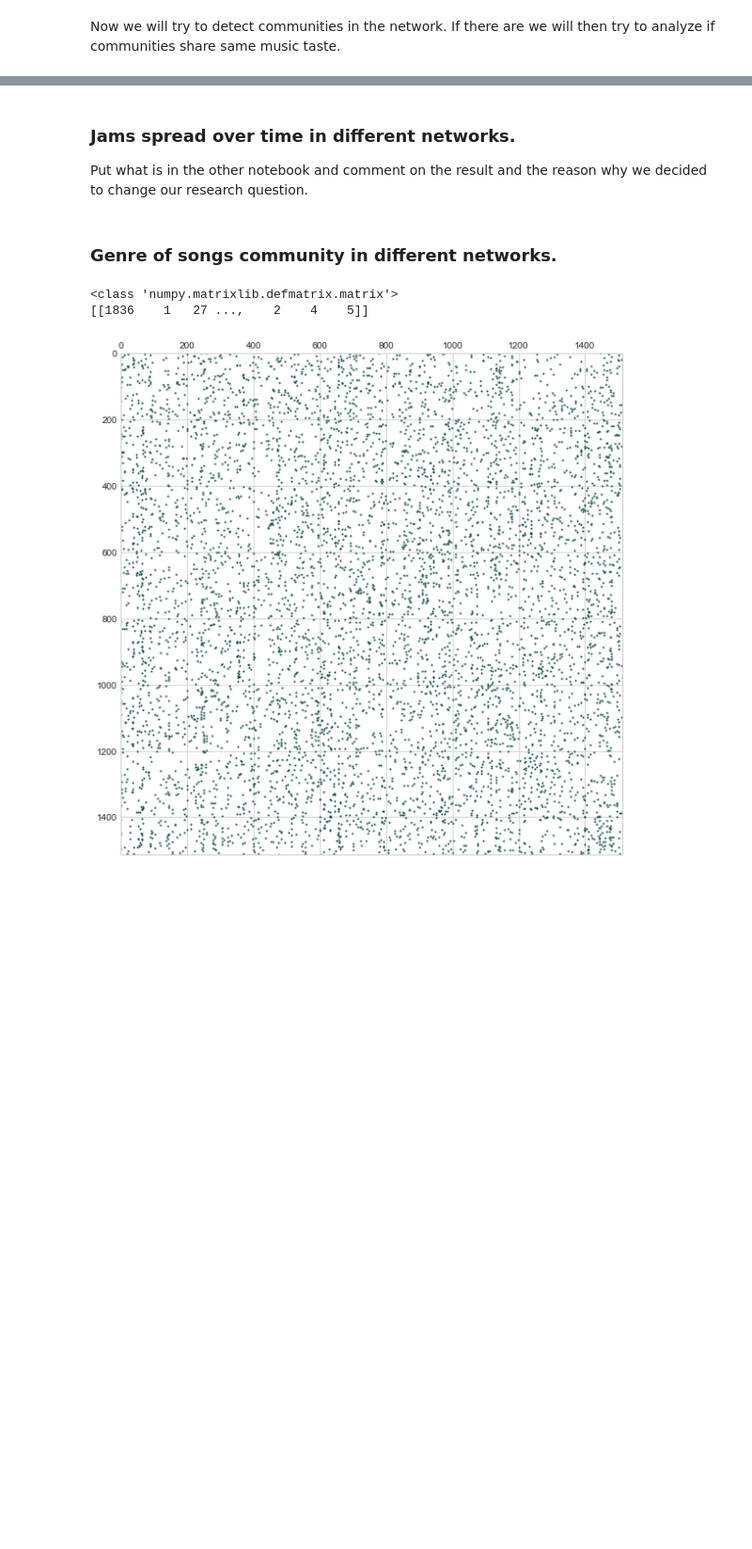
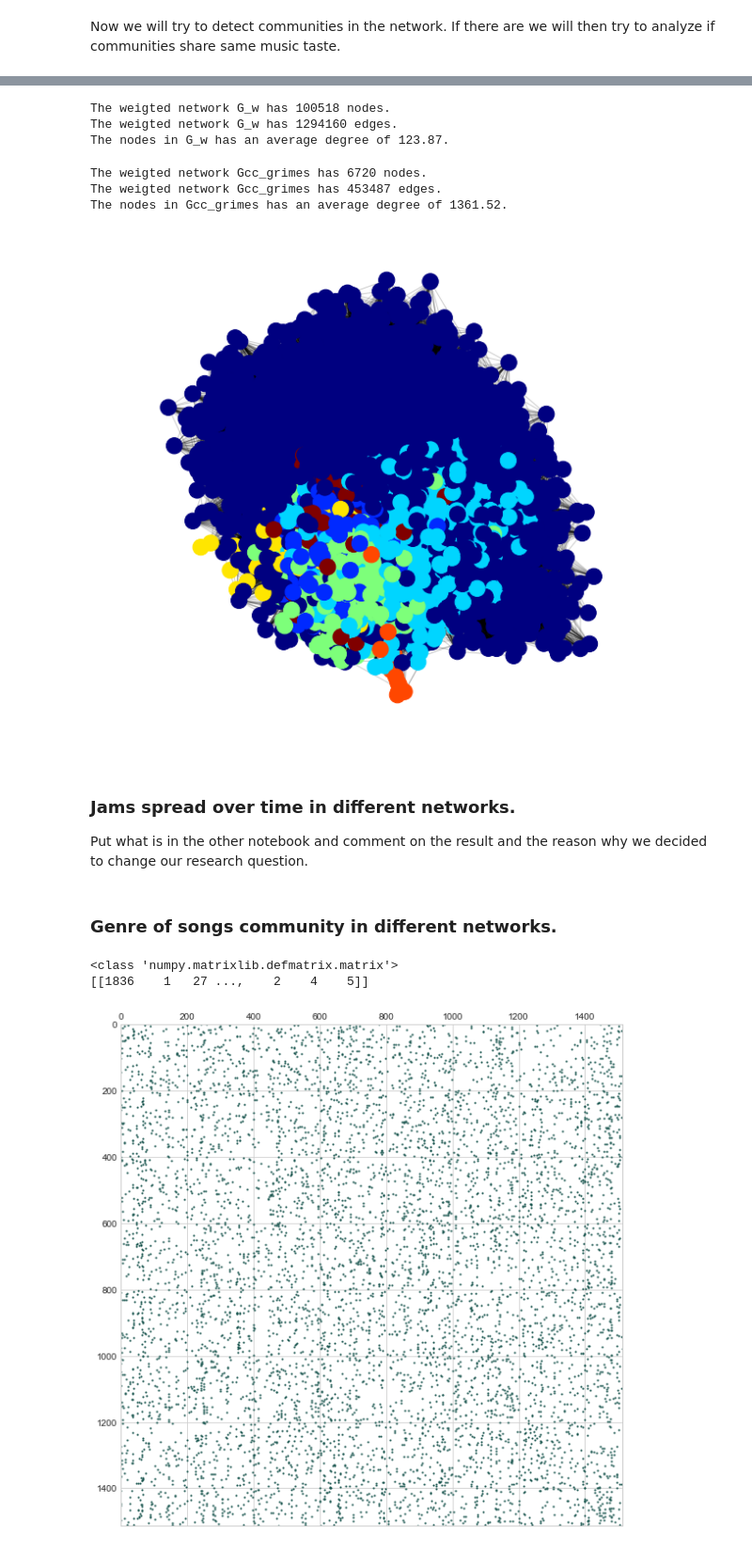
Before and after one commit to AWehenkel/NTDS-Project, a Jupyter notebook: FinalStory.ipynb, the cells around one changed output, grey strips where cells are left out. Shown at 94% size. Saved outputs shown, nothing was run; the diff lists cells and outputs as text; code cells hidden in the pictures; blank space fills up the shorter version.

```diff
--- a/FinalStory.ipynb
+++ b/FinalStory.ipynb
@@ -167,3 +206,50 @@ groups.sort_values(by='jam_id',ascending=False).head()
+# %%
+G_w = nx.read_gpickle('G_w')
+# %%
+print('The weigted network G_w has {} nodes.'.format(len(G_w.nodes())))
+print('The weigted network G_w has {} edges.'.format(G_w.size()))
+print('The nodes in G_w has an average degree of {0:.2f}.'.format(sum(list(dict(nx.degree(G_w,weight='weight')).values()))/len(G_w.nodes())))
+# %% [output]
+The weigted network G_w has 100518 nodes.
+The weigted network G_w has 1294160 edges.
+The nodes in G_w has an average degree of 123.87.
+# %%
+#removing nodes with degree below 2
+G_w_nodes = list(G_w.nodes())
+G_w_degrees = G_w.degree(G_w_nodes,weight='weight')
+
+for i in G_w_nodes:
+    if G_w.degree[i] < 40:
+        G_w.remove_node(i)
+if not(nx.is_connected(G_w)):
+    #keeping the largest connected component
+    Gcc_w = sorted(nx.connected_component_subgraphs(G_w), key = len, reverse=True)
+    Gcc_w = Gcc_w[0]
+else:
+    Gcc_w = G_w
+
+print('The weigted network Gcc_grimes has {} nodes.'.format(len(Gcc_w.nodes())))
+print('The weigted network Gcc_grimes has {} edges.'.format(Gcc_w.size()))
+print('The nodes in Gcc_grimes has an average degree of {0:.2f}.'.format(sum(list(dict(nx.degree(Gcc_w,weight='weight')).values()))/len(Gcc_w.nodes())))
+# %% [output]
+The weigted network Gcc_grimes has 6720 nodes.
+The weigted network Gcc_grimes has 453487 edges.
+The nodes in Gcc_grimes has an average degree of 1361.52.
+# %%
+comms = community.best_partition(Gcc_w)
+# %%
+# add it as an attribute to the nodes
+for n in tqdm(Gcc_w.nodes):
+    Gcc_w.nodes[n]["louvain"] = comms[n]
+# plot it out
+pos = nx.spring_layout(Gcc_w)
+ec = nx.draw_networkx_edges(Gcc_w, pos, alpha=0.2)
+nc = nx.draw_networkx_nodes(Gcc_w, pos, nodelist=Gcc_w.nodes(), node_color=[Gcc_w.nodes[n]["louvain"] for n in Gcc_w.nodes],
+                            with_labels=False, cmap=plt.cm.jet)
+plt.axis('off')
+plt.show()
+# %% [output]
+[figure, added]
 # %% [markdown]
 ### Jams spread over time in different networks.
 
```
Also changed, not shown: parts of 13 cells of this notebook.
